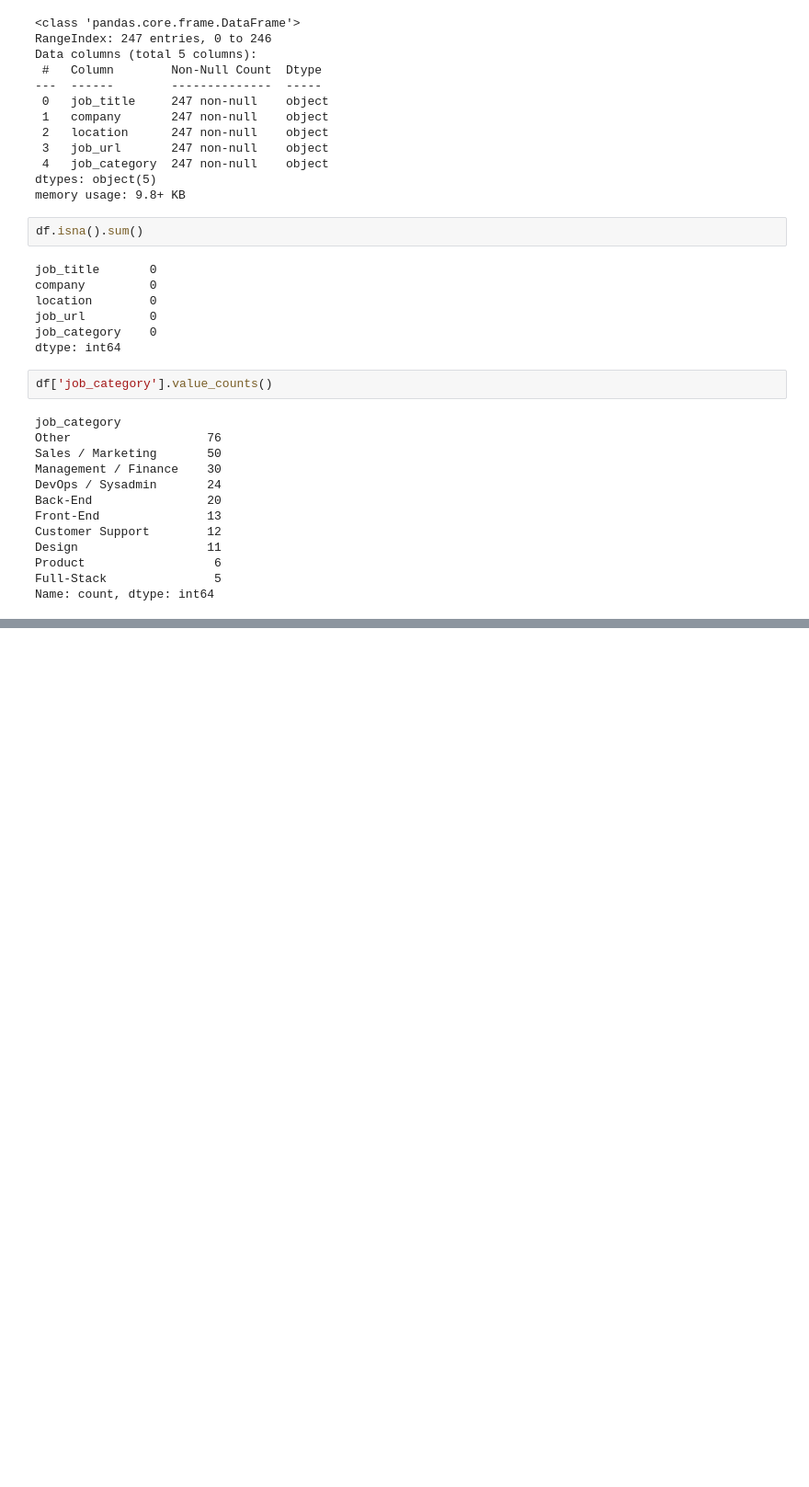
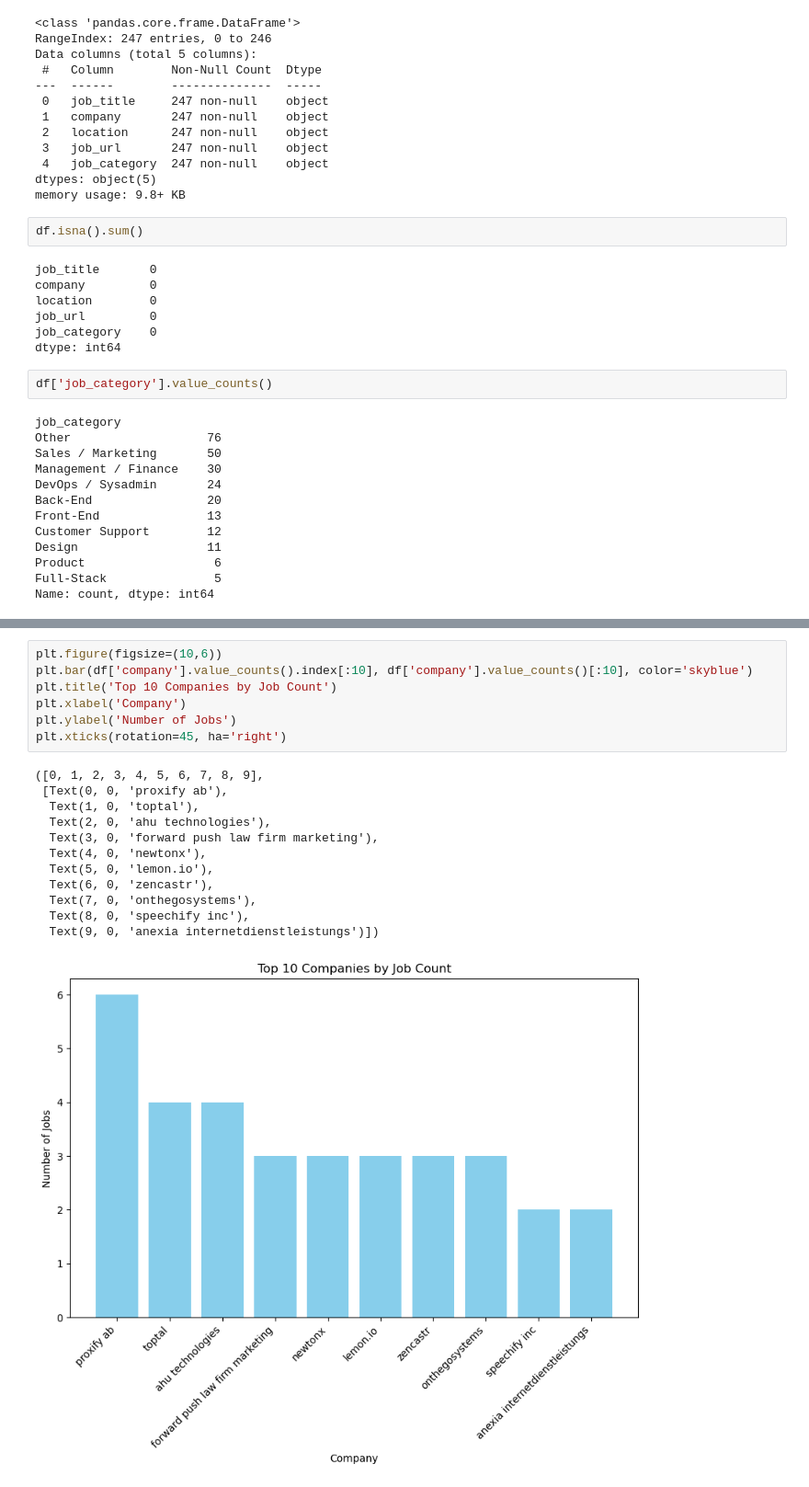
Before and after one commit to theHoodguy4587/Job-Market-Analysis, a Jupyter notebook: notebooks/data_exploration.ipynb, the cells around one changed output, grey strips where cells are left out. Shown at 92% size. Drawn from its saved outputs; the diff is of its cells as text; blank space fills up the shorter version.

```diff
--- a/notebooks/data_exploration.ipynb
+++ b/notebooks/data_exploration.ipynb
@@ -51,0 +66,20 @@ Name: count, dtype: int64
+# %%
+plt.figure(figsize=(10,6))
+plt.bar(df['company'].value_counts().index[:10], df['company'].value_counts()[:10], color='skyblue')
+plt.title('Top 10 Companies by Job Count')
+plt.xlabel('Company')
+plt.ylabel('Number of Jobs')
+plt.xticks(rotation=45, ha='right')
+# %% [output]
+([0, 1, 2, 3, 4, 5, 6, 7, 8, 9],
+ [Text(0, 0, 'proxify ab'),
+  Text(1, 0, 'toptal'),
+  Text(2, 0, 'ahu technologies'),
+  Text(3, 0, 'forward push law firm marketing'),
+  Text(4, 0, 'newtonx'),
+  Text(5, 0, 'lemon.io'),
+  Text(6, 0, 'zencastr'),
+  Text(7, 0, 'onthegosystems'),
+  Text(8, 0, 'speechify inc'),
+  Text(9, 0, 'anexia internetdienstleistungs')])
+[figure, added]
```
Also changed, not shown: parts of 2 cells of this notebook.
